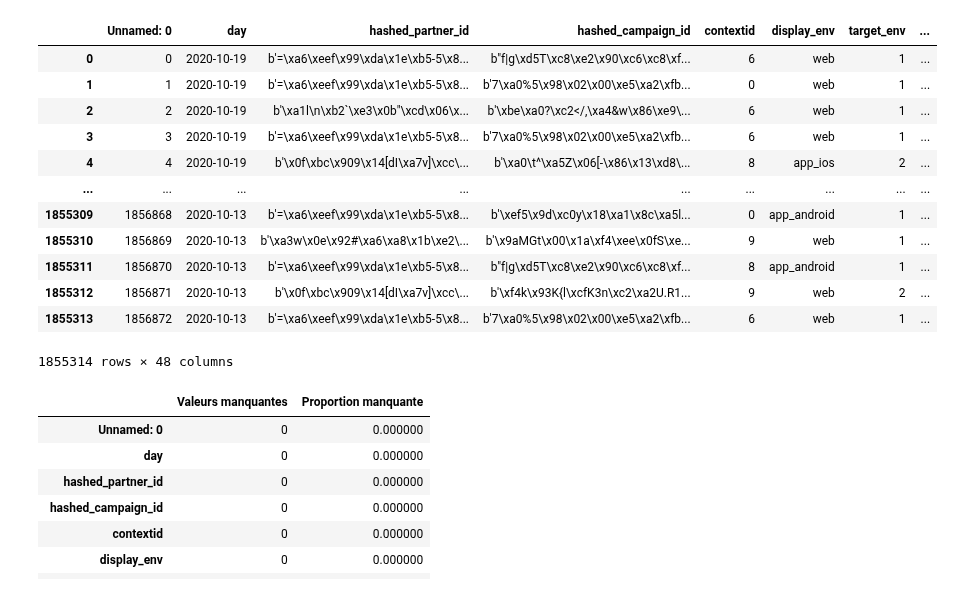
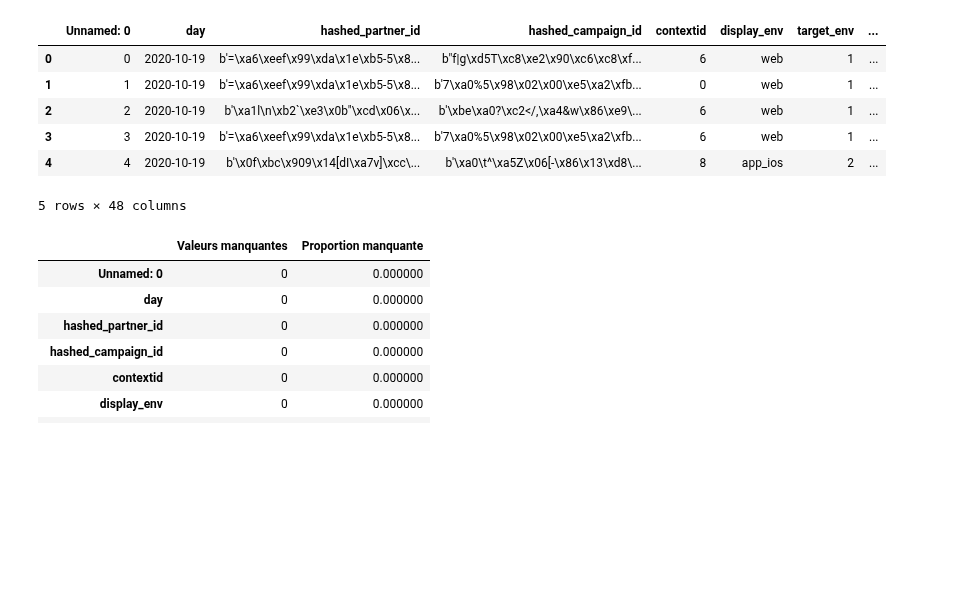
Before and after one commit to baptiste-pasquier/statapp, a Jupyter notebook: acp.ipynb, the cells around one changed output. Drawn from its saved outputs; the diff is of its cells as text; code cells hidden in the pictures; blank space fills up the shorter version.

```diff
--- a/acp.ipynb
+++ b/acp.ipynb
@@ -6,20 +13,14 @@ import matplotlib.pyplot as plt
 # %%
 df = pd.read_csv('data/df_train.csv')
-df
+df.head()
 # %% [output]
 |  | Unnamed: 0 | day | hashed_partner_id | hashed_campaign_id | contextid | display_env | target_env | ... |
 | 0 | 0 | 2020-10-19 | b'=\xa6\xeef\x99\xda\x1e\xb5-5\x8... | b"f|g\xd5T\xc8\xe2\x90\xc6\xc8\xf... | 6 | web | 1 | ... |
 | 1 | 1 | 2020-10-19 | b'=\xa6\xeef\x99\xda\x1e\xb5-5\x8... | b'7\xa0%5\x98\x02\x00\xe5\xa2\xfb... | 0 | web | 1 | ... |
 | 2 | 2 | 2020-10-19 | b'\xa1l\n\xb2`\xe3\x0b"\xcd\x06\x... | b'\xbe\xa0?\xc2</,\xa4&w\x86\xe9\... | 6 | web | 1 | ... |
 | 3 | 3 | 2020-10-19 | b'=\xa6\xeef\x99\xda\x1e\xb5-5\x8... | b'7\xa0%5\x98\x02\x00\xe5\xa2\xfb... | 6 | web | 1 | ... |
 | 4 | 4 | 2020-10-19 | b'\x0f\xbc\x909\x14[dI\xa7v]\xcc\... | b'\xa0\t^\xa5Z\x06[-\x86\x13\xd8\... | 8 | app_ios | 2 | ... |
-| ... | ... | ... | ... | ... | ... | ... | ... | ... |
-| 1855309 | 1856868 | 2020-10-13 | b'=\xa6\xeef\x99\xda\x1e\xb5-5\x8... | b'\xef5\x9d\xc0y\x18\xa1\x8c\xa5l... | 0 | app_android | 1 | ... |
-| 1855310 | 1856869 | 2020-10-13 | b'\xa3w\x0e\x92#\xa6\xa8\x1b\xe2\... | b'\x9aMGt\x00\x1a\xf4\xee\x0fS\xe... | 9 | web | 1 | ... |
-| 1855311 | 1856870 | 2020-10-13 | b'=\xa6\xeef\x99\xda\x1e\xb5-5\x8... | b"f|g\xd5T\xc8\xe2\x90\xc6\xc8\xf... | 8 | app_android | 1 | ... |
-| 1855312 | 1856871 | 2020-10-13 | b'\x0f\xbc\x909\x14[dI\xa7v]\xcc\... | b'\xf4k\x93K{l\xcfK3n\xc2\xa2U.R1... | 9 | web | 2 | ... |
-| 1855313 | 1856872 | 2020-10-13 | b'=\xa6\xeef\x99\xda\x1e\xb5-5\x8... | b'7\xa0%5\x98\x02\x00\xe5\xa2\xfb... | 6 | web | 1 | ... |
-1855314 rows × 48 columns
+5 rows × 48 columns
 # %%
 pd.DataFrame({"Valeurs manquantes":df.isnull().sum(), "Proportion manquante":df.isnull().sum()/len(df)})
 # %% [output]
```
Also changed, not shown: parts of 17 cells of this notebook, 3 other files.
